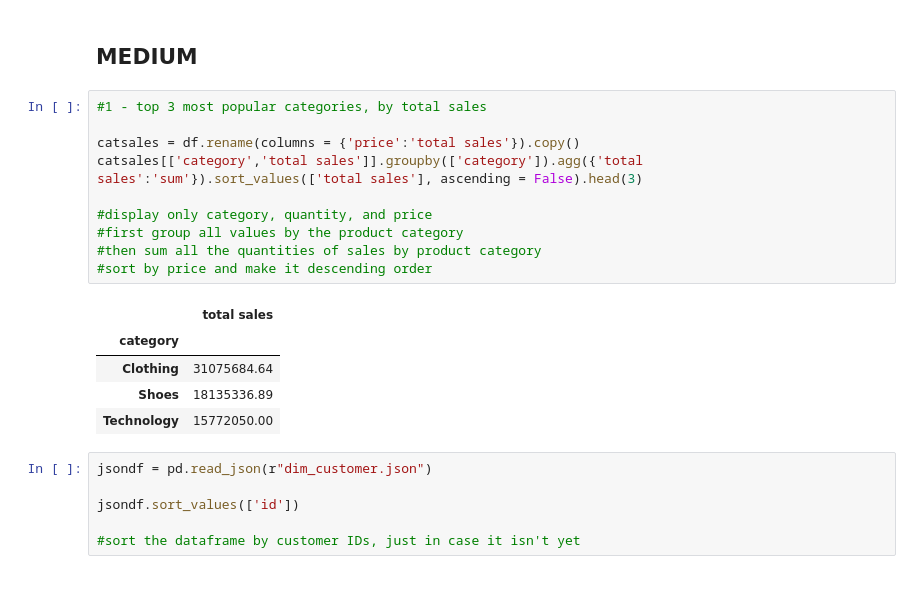
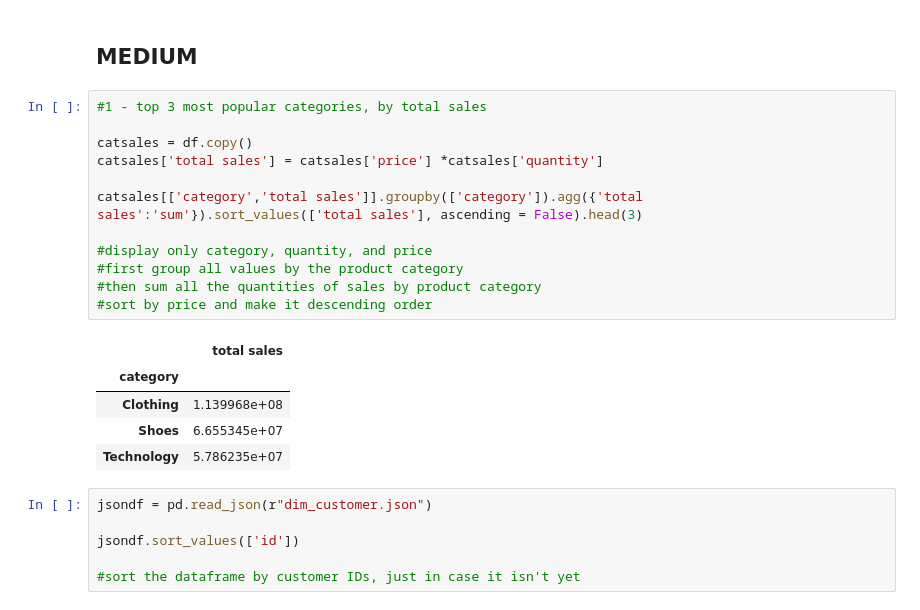
Before and after one commit to danielngo-obf/ITGMT-Homework, a Jupyter notebook: sales-data.ipynb, the cells around one changed output. Drawn from its saved outputs; the diff is of its cells as text.

```diff
--- a/sales-data.ipynb
+++ b/sales-data.ipynb
@@ -67,19 +67,21 @@ Cash was the most common payment method
 # %%
 #1 - top 3 most popular categories, by total sales
 
-catsales = df.rename(columns = {'price':'total sales'}).copy()
+catsales = df.copy()
+catsales['total sales'] = catsales['price'] *catsales['quantity']
+
 catsales[['category','total sales']].groupby(['category']).agg({'total sales':'sum'}).sort_values(['total sales'], ascending = False).head(3)
 
 #display only category, quantity, and price
 #first group all values by the product category
 #then sum all the quantities of sales by product category
 #sort by price and make it descending order
 # %% [output]
 |  | total sales |
 | category |  |
-| Clothing | 31075684.64 |
-| Shoes | 18135336.89 |
-| Technology | 15772050.00 |
+| Clothing | 1.139968e+08 |
+| Shoes | 6.655345e+07 |
+| Technology | 5.786235e+07 |
 # %%
 jsondf = pd.read_json(r"dim_customer.json")
 
```
Also changed, not shown: parts of 4 cells of this notebook.
